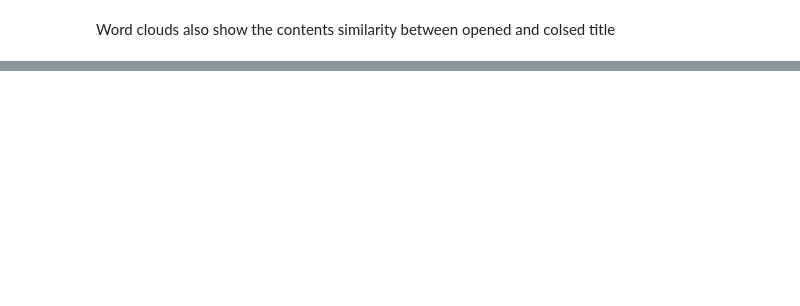
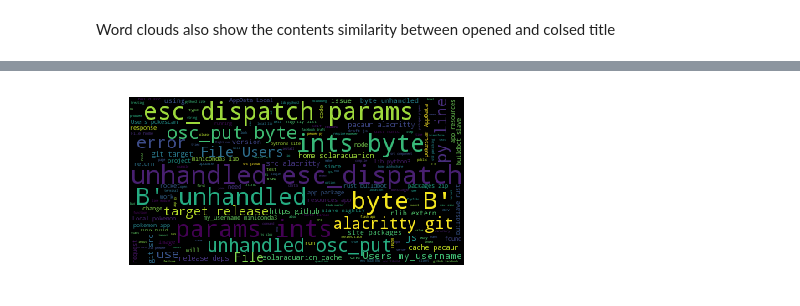
Before and after one commit to nicholas-alonzo/GitHub-Repo-Analysis, a Jupyter notebook: Event-Exploration_ql.ipynb, the cells around one changed output, grey strips where cells are left out. Cells and saved outputs as stored; diff of their text form; code cells hidden in the pictures; blank space fills up the shorter version.

```diff
--- a/Event-Exploration_ql.ipynb
+++ b/Event-Exploration_ql.ipynb
@@ -362,0 +484,7 @@ Word clouds also show the contents similarity between opened and colsed title
+# %%
+wordcloud = WordCloud().generate(" ".join(issue_comments_closed_description))
+plt.imshow(wordcloud)
+plt.axis("off")
+plt.show()
+# %% [output]
+[figure, added]
```
Also changed, not shown: parts of 21 cells of this notebook.
